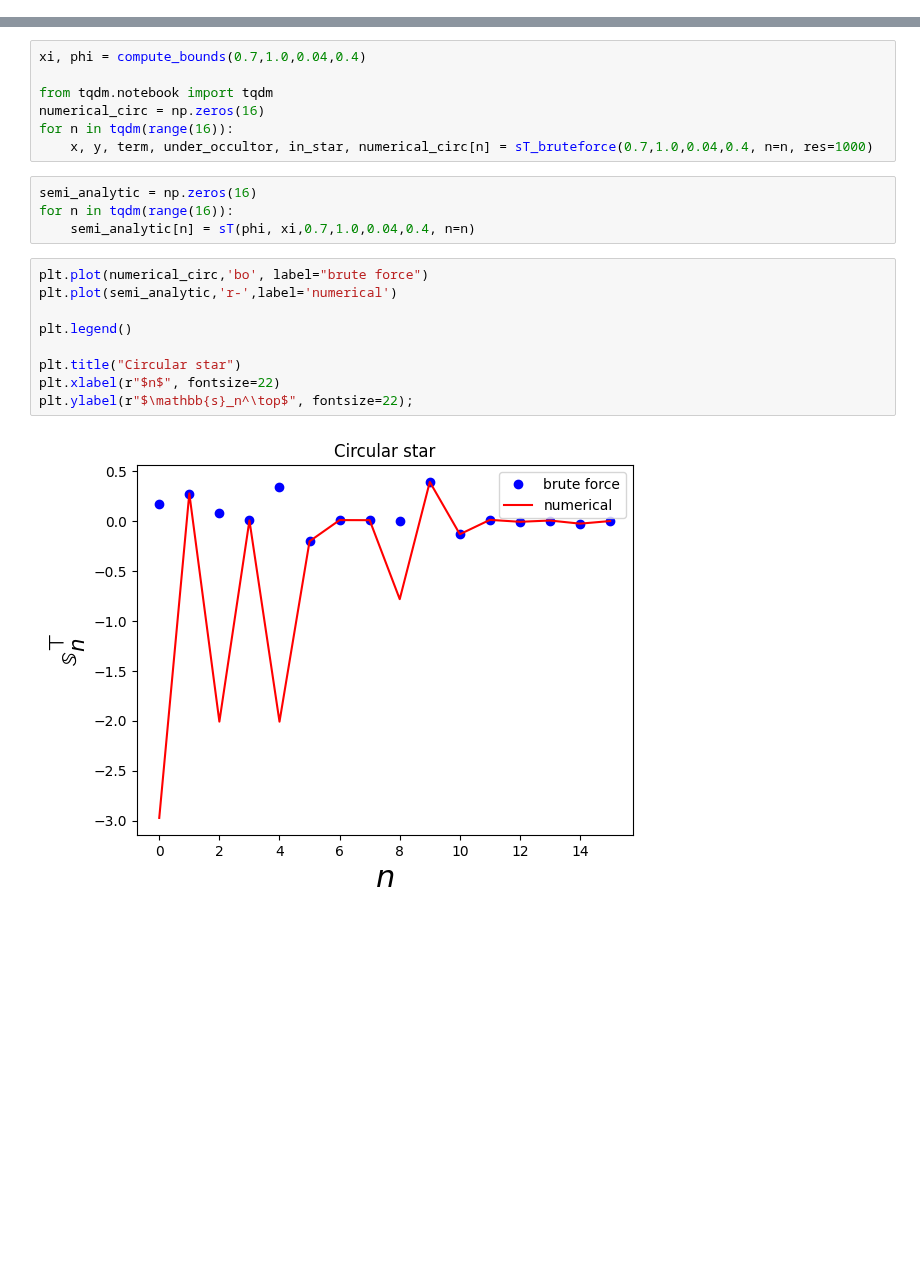
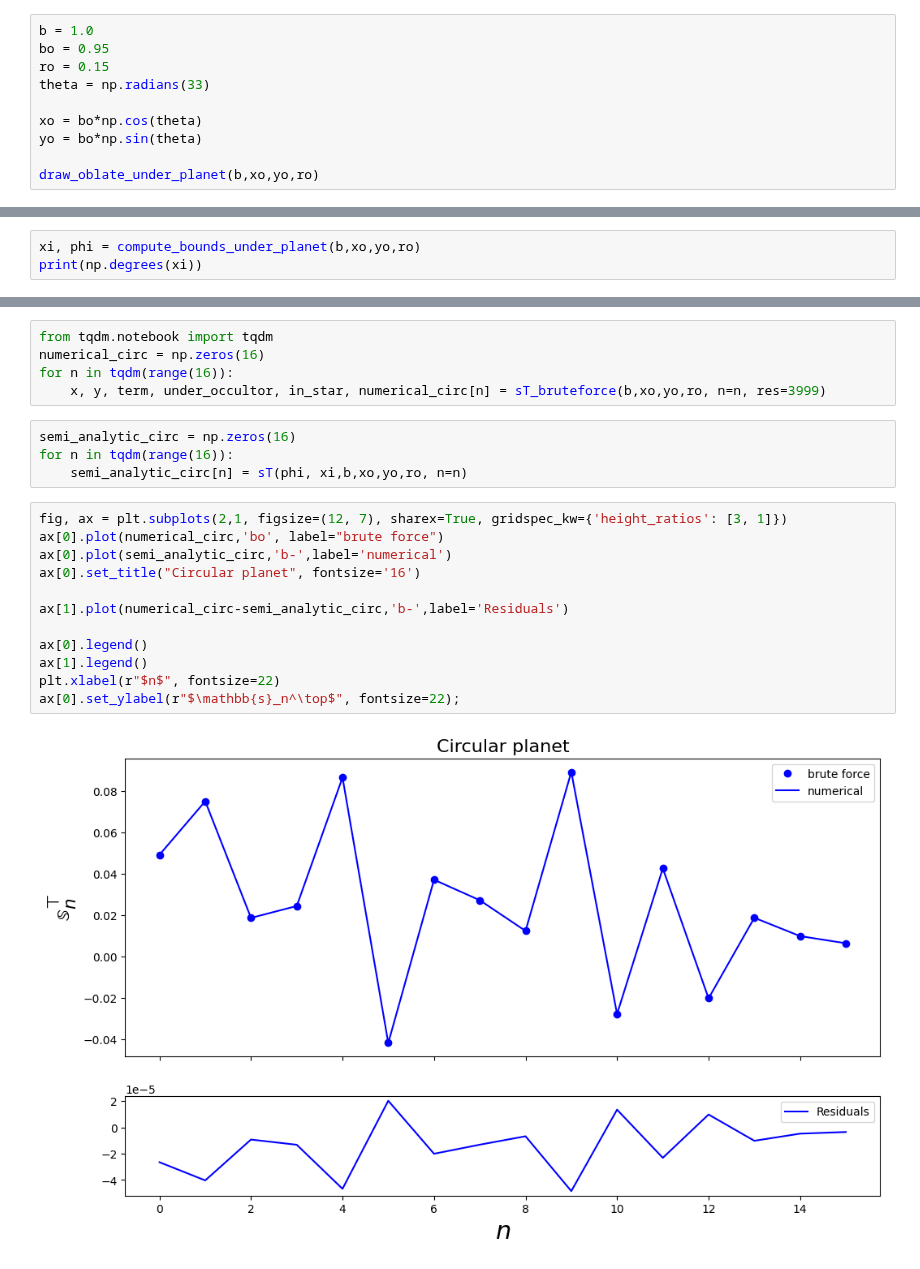
Before and after one commit to shishirdholakia/eclipsoid, a Jupyter notebook: notebooks/BruteForceVsNumerical.ipynb, the cells around one changed output, grey strips where cells are left out. Cells and saved outputs as stored; diff of their text form; blank space fills up the shorter version.

Commit message:
Working numerical integration!!! Tested against a brute force integral

```diff
--- a/notebooks/BruteForceVsNumerical.ipynb
+++ b/notebooks/BruteForceVsNumerical.ipynb
@@ -169,0 +185,10 @@ draw_oblate(0.7,1.0,0.04,0.4)
+# %%
+b = 1.0
+bo = 0.95
+ro = 0.15
+theta = np.radians(33)
+
+xo = bo*np.cos(theta)
+yo = bo*np.sin(theta)
+
+draw_oblate_under_planet(b,xo,yo,ro)
@@ -169,0 +198,3 @@ draw_oblate(0.7,1.0,0.04,0.4)
+# %%
+xi, phi = compute_bounds_under_planet(b,xo,yo,ro)
+print(np.degrees(xi))
@@ -170,22 +203,23 @@ draw_oblate(0.7,1.0,0.04,0.4)
 # %%
-xi, phi = compute_bounds(0.7,1.0,0.04,0.4)
-
 from tqdm.notebook import tqdm
 numerical_circ = np.zeros(16)
 for n in tqdm(range(16)):
-    x, y, term, under_occultor, in_star, numerical_circ[n] = sT_bruteforce(0.7,1.0,0.04,0.4, n=n, res=1000)
+    x, y, term, under_occultor, in_star, numerical_circ[n] = sT_bruteforce(b,xo,yo,ro, n=n, res=3999)
 # %%
-semi_analytic = np.zeros(16)
+semi_analytic_circ = np.zeros(16)
 for n in tqdm(range(16)):
-    semi_analytic[n] = sT(phi, xi,0.7,1.0,0.04,0.4, n=n)
+    semi_analytic_circ[n] = sT(phi, xi,b,xo,yo,ro, n=n)
 # %%
-plt.plot(numerical_circ,'bo', label="brute force")
-plt.plot(semi_analytic,'r-',label='numerical')
+fig, ax = plt.subplots(2,1, figsize=(12, 7), sharex=True, gridspec_kw={'height_ratios': [3, 1]})
+ax[0].plot(numerical_circ,'bo', label="brute force")
+ax[0].plot(semi_analytic_circ,'b-',label='numerical')
+ax[0].set_title("Circular planet", fontsize='16')
 
-plt.legend()
+ax[1].plot(numerical_circ-semi_analytic_circ,'b-',label='Residuals')
 
-plt.title("Circular star")
+ax[0].legend()
+ax[1].legend()
 plt.xlabel(r"$n$", fontsize=22)
-plt.ylabel(r"$\mathbb{s}_n^\top$", fontsize=22);
+ax[0].set_ylabel(r"$\mathbb{s}_n^\top$", fontsize=22);
 # %% [output]
-[figure, old version]
+[figure, new version]
```
Also changed, not shown: parts of 19 cells of this notebook, 2 other files.
